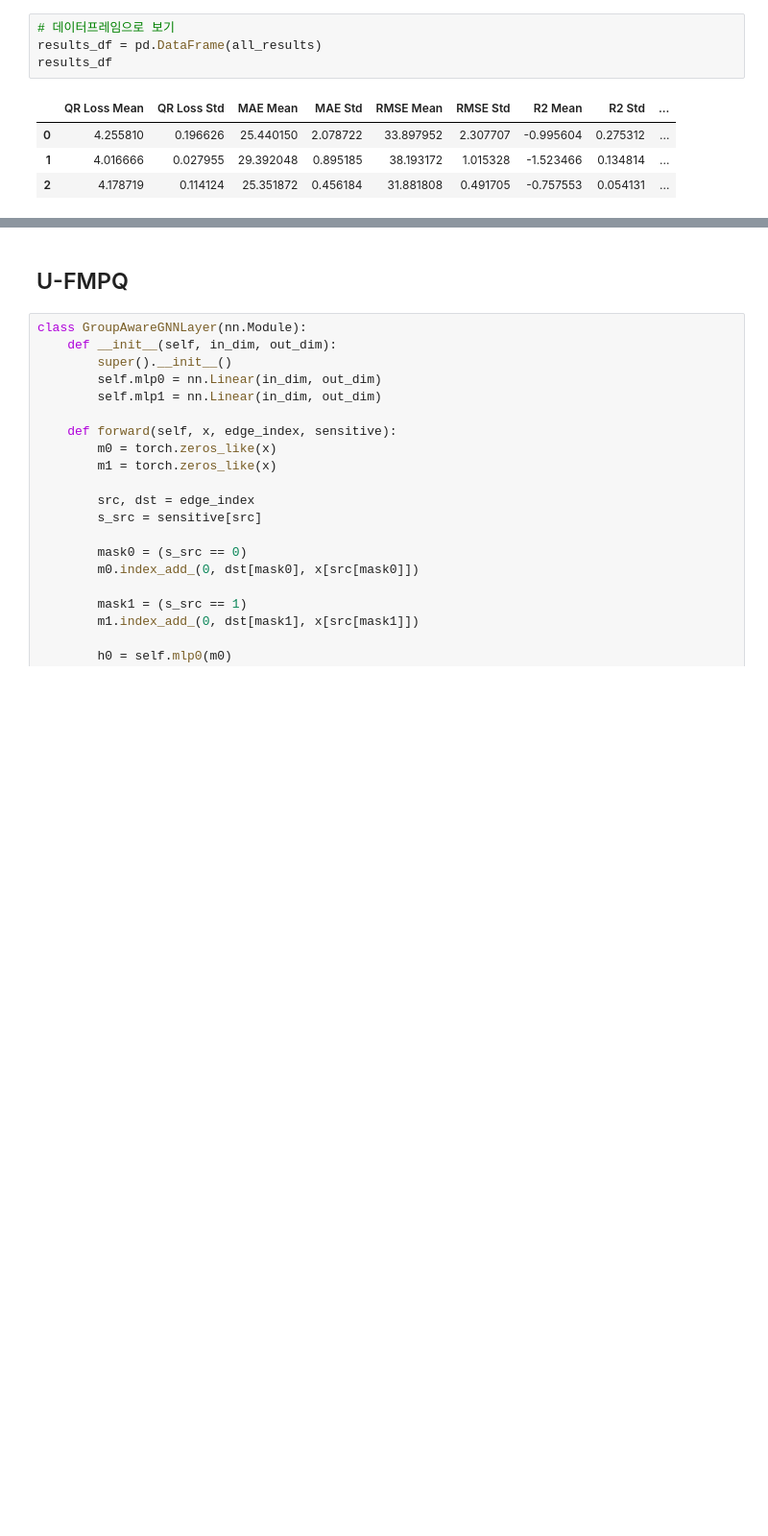
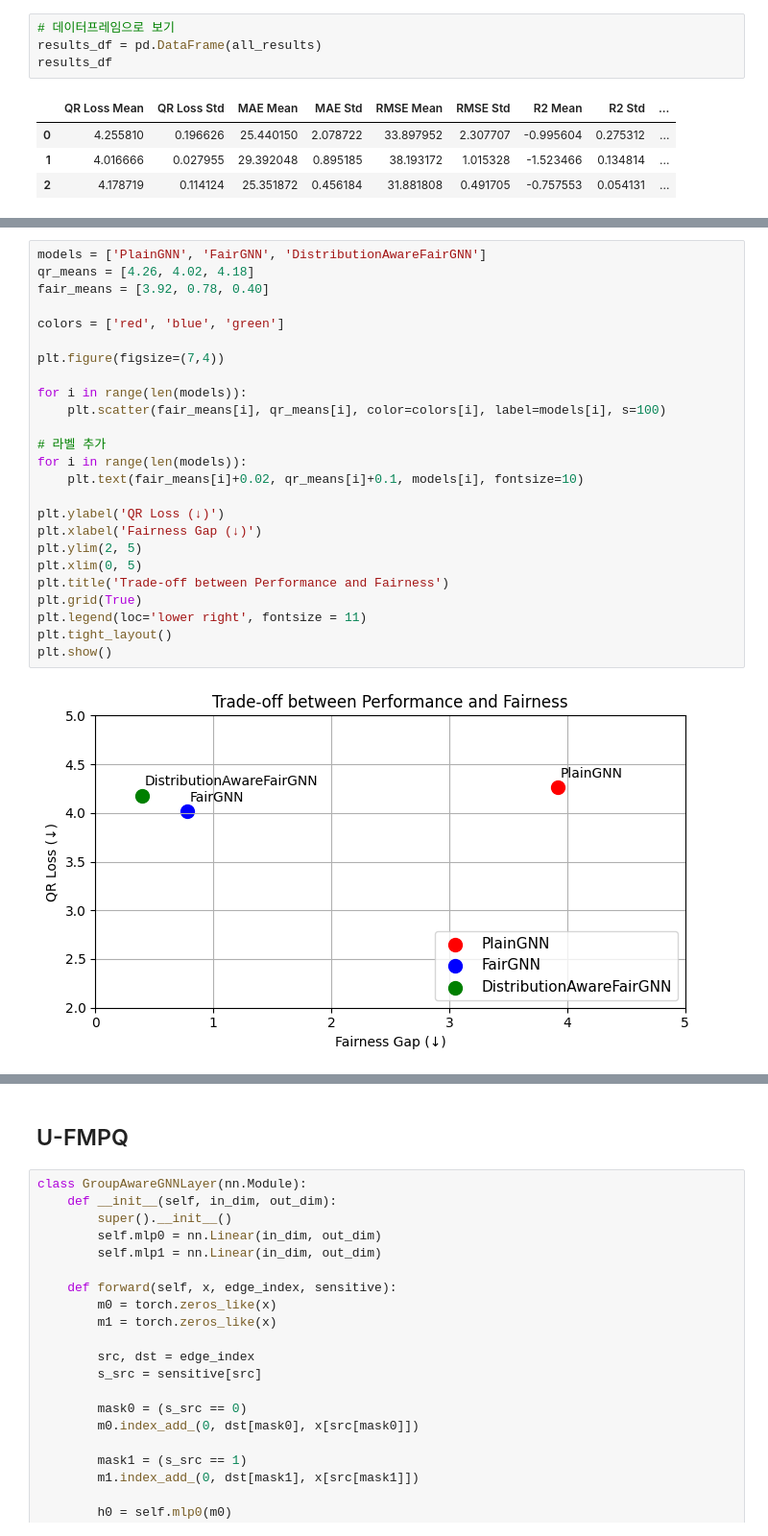
Before and after one commit to sybeam27/FnRGNN, a Jupyter notebook: test.ipynb, the cells around one changed output, grey strips where cells are left out. Shown: that part at 96% size. Drawn from its saved outputs; the diff is of its cells as text; blank space fills up the shorter version.

```diff
--- a/test.ipynb
+++ b/test.ipynb
@@ -697,0 +728,27 @@ results_df
+# %%
+models = ['PlainGNN', 'FairGNN', 'DistributionAwareFairGNN']
+qr_means = [4.26, 4.02, 4.18]
+fair_means = [3.92, 0.78, 0.40]
+
+colors = ['red', 'blue', 'green']
+
+plt.figure(figsize=(7,4))
+
+for i in range(len(models)):
+    plt.scatter(fair_means[i], qr_means[i], color=colors[i], label=models[i], s=100)
+
+# 라벨 추가
+for i in range(len(models)):
+    plt.text(fair_means[i]+0.02, qr_means[i]+0.1, models[i], fontsize=10)
+
+plt.ylabel('QR Loss (↓)')
+plt.xlabel('Fairness Gap (↓)')
+plt.ylim(2, 5)
+plt.xlim(0, 5)
+plt.title('Trade-off between Performance and Fairness')
+plt.grid(True)
+plt.legend(loc='lower right', fontsize = 11)
+plt.tight_layout()
+plt.show()
+# %% [output]
+[figure, added]
```
Also changed, not shown: parts of 6 cells of this notebook.
